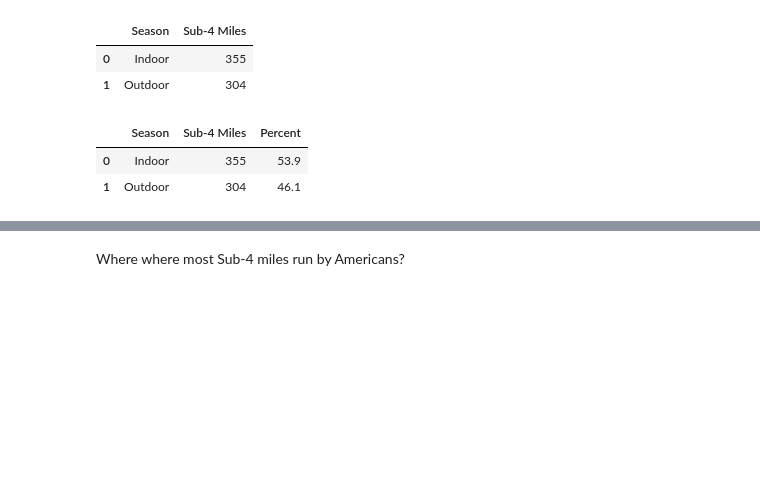
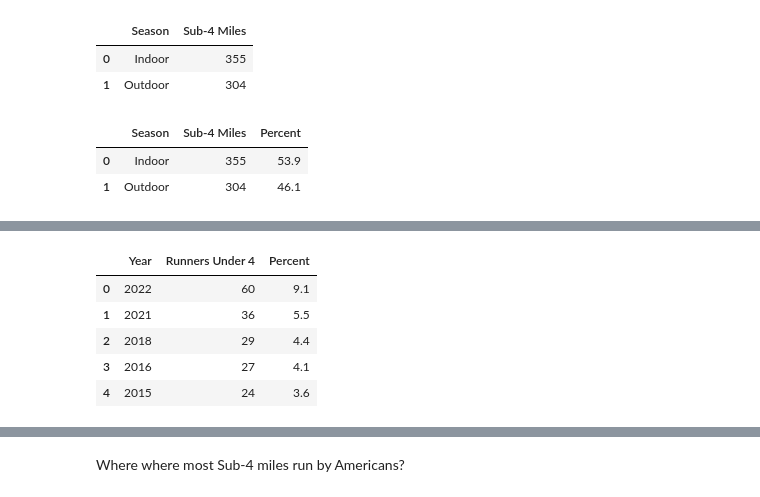
Before and after one commit to LJRollerII/United_States_Sub_4_Milers_Database, a Jupyter notebook: notebooks/Sub_4_Miler_Analysis.ipynb, the cells around one changed output, grey strips where cells are left out. Cells and saved outputs as stored; diff of their text form; code cells hidden in the pictures; blank space fills up the shorter version.

```diff
--- a/notebooks/Sub_4_Miler_Analysis.ipynb
+++ b/notebooks/Sub_4_Miler_Analysis.ipynb
@@ -158,0 +195,10 @@ Season.head()
+# %%
+Year['Percent'] = round((Year['Runners Under 4'] / 659) * 100,1)
+Year.head()
+# %% [output]
+|  | Year | Runners Under 4 | Percent |
+| 0 | 2022 | 60 | 9.1 |
+| 1 | 2021 | 36 | 5.5 |
+| 2 | 2018 | 29 | 4.4 |
+| 3 | 2016 | 27 | 4.1 |
+| 4 | 2015 | 24 | 3.6 |
```
Also changed, not shown: parts of 17 cells of this notebook.
